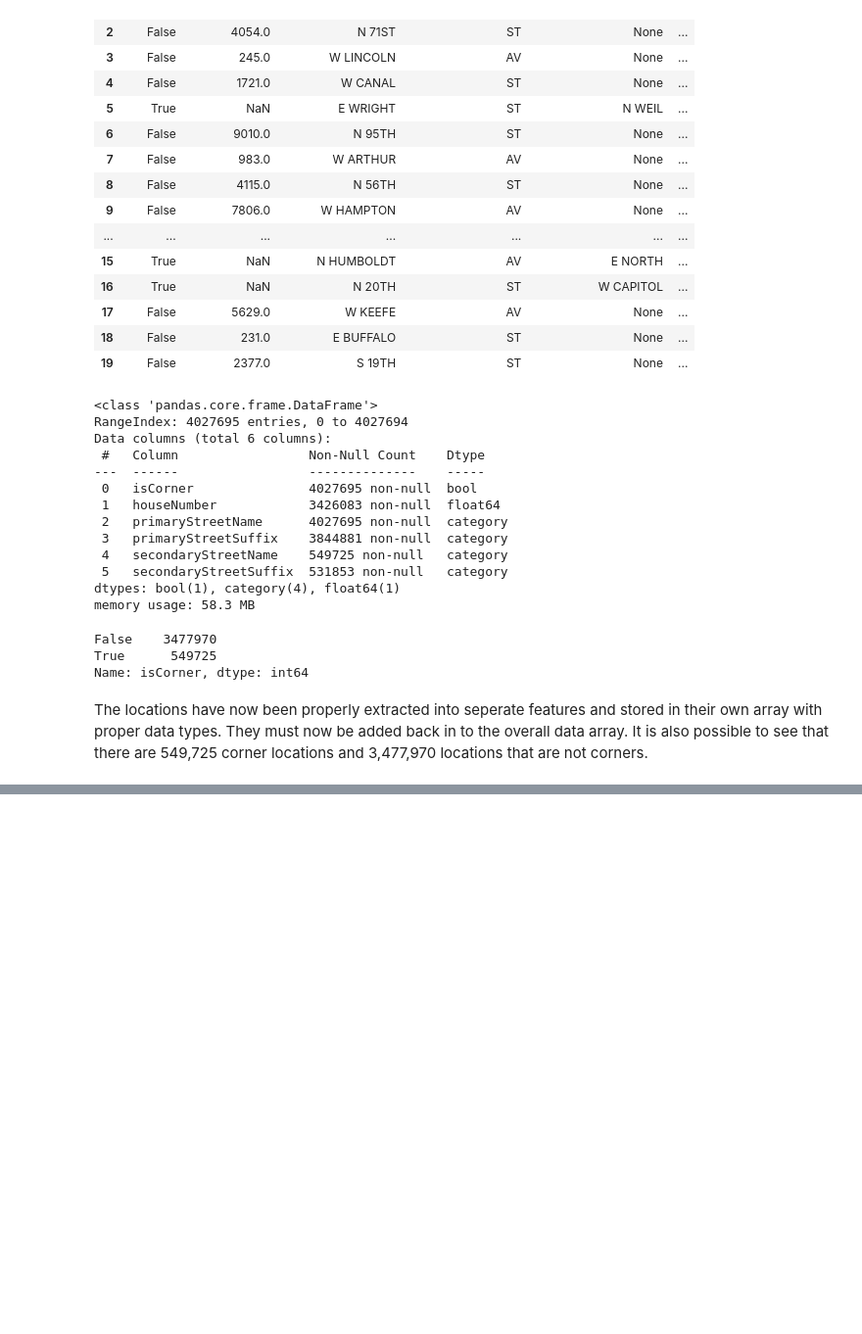
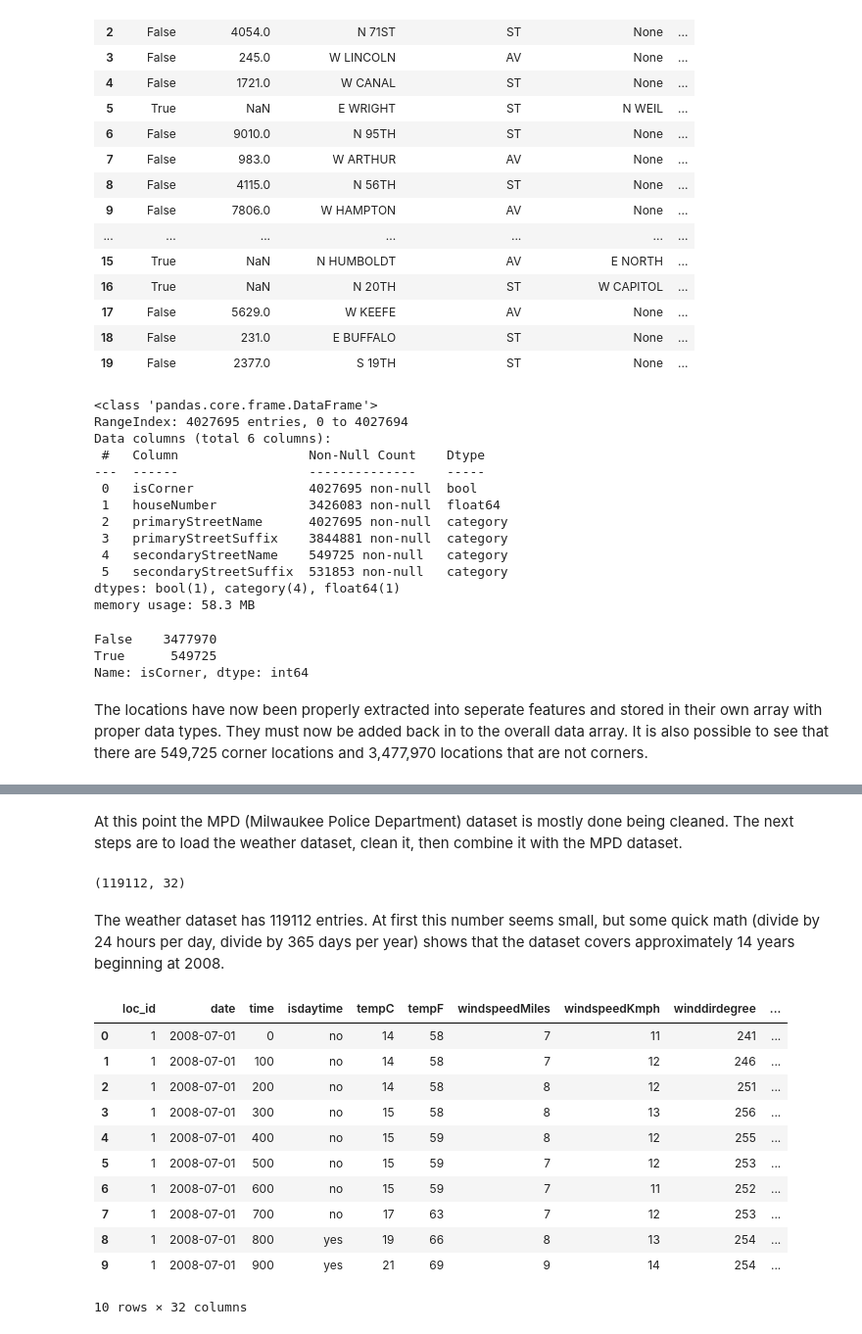
Before and after one commit to GrantFass/CS3300-FinalProject, a Jupyter notebook: CS 3300 011 Data Science Final Project.ipynb, the cells around one changed output, grey strips where cells are left out. Shown at 98% size. Saved outputs shown, nothing was run; the diff lists cells and outputs as text; code cells hidden in the pictures; blank space fills up the shorter version.

```diff
--- a/CS 3300 011 Data Science Final Project.ipynb
+++ b/CS 3300 011 Data Science Final Project.ipynb
@@ -581,0 +514,2 @@ https://mpd.digitalpublicworks.com/?start=2019-01-05T00:00:00-06:00&end=2019-01-
+# %% [markdown]
+At this point the MPD (Milwaukee Police Department) dataset is mostly done being cleaned. The next steps are to load the weather dataset, clean it, then combine it with the MPD dataset.
@@ -581,0 +520,21 @@ https://mpd.digitalpublicworks.com/?start=2019-01-05T00:00:00-06:00&end=2019-01-
+# %%
+weather_data_original.shape
+# %% [output]
+(119112, 32)
+# %% [markdown]
+The weather dataset has 119112 entries. At first this number seems small, but some quick math (divide by 24 hours per day, divide by 365 days per year) shows that the dataset covers approximately 14 years beginning at 2008.
+# %%
+weather_data_original.head(10)
+# %% [output]
+|  | loc_id | date | time | isdaytime | tempC | tempF | windspeedMiles | windspeedKmph | winddirdegree | ... |
+| 0 | 1 | 2008-07-01 | 0 | no | 14 | 58 | 7 | 11 | 241 | ... |
+| 1 | 1 | 2008-07-01 | 100 | no | 14 | 58 | 7 | 12 | 246 | ... |
+| 2 | 1 | 2008-07-01 | 200 | no | 14 | 58 | 8 | 12 | 251 | ... |
+| 3 | 1 | 2008-07-01 | 300 | no | 15 | 58 | 8 | 13 | 256 | ... |
+| 4 | 1 | 2008-07-01 | 400 | no | 15 | 59 | 8 | 12 | 255 | ... |
+| 5 | 1 | 2008-07-01 | 500 | no | 15 | 59 | 7 | 12 | 253 | ... |
+| 6 | 1 | 2008-07-01 | 600 | no | 15 | 59 | 7 | 11 | 252 | ... |
+| 7 | 1 | 2008-07-01 | 700 | no | 17 | 63 | 7 | 12 | 253 | ... |
+| 8 | 1 | 2008-07-01 | 800 | yes | 19 | 66 | 8 | 13 | 254 | ... |
+| 9 | 1 | 2008-07-01 | 900 | yes | 21 | 69 | 9 | 14 | 254 | ... |
+10 rows × 32 columns
```
Also changed, not shown: parts of 55 cells of this notebook.
